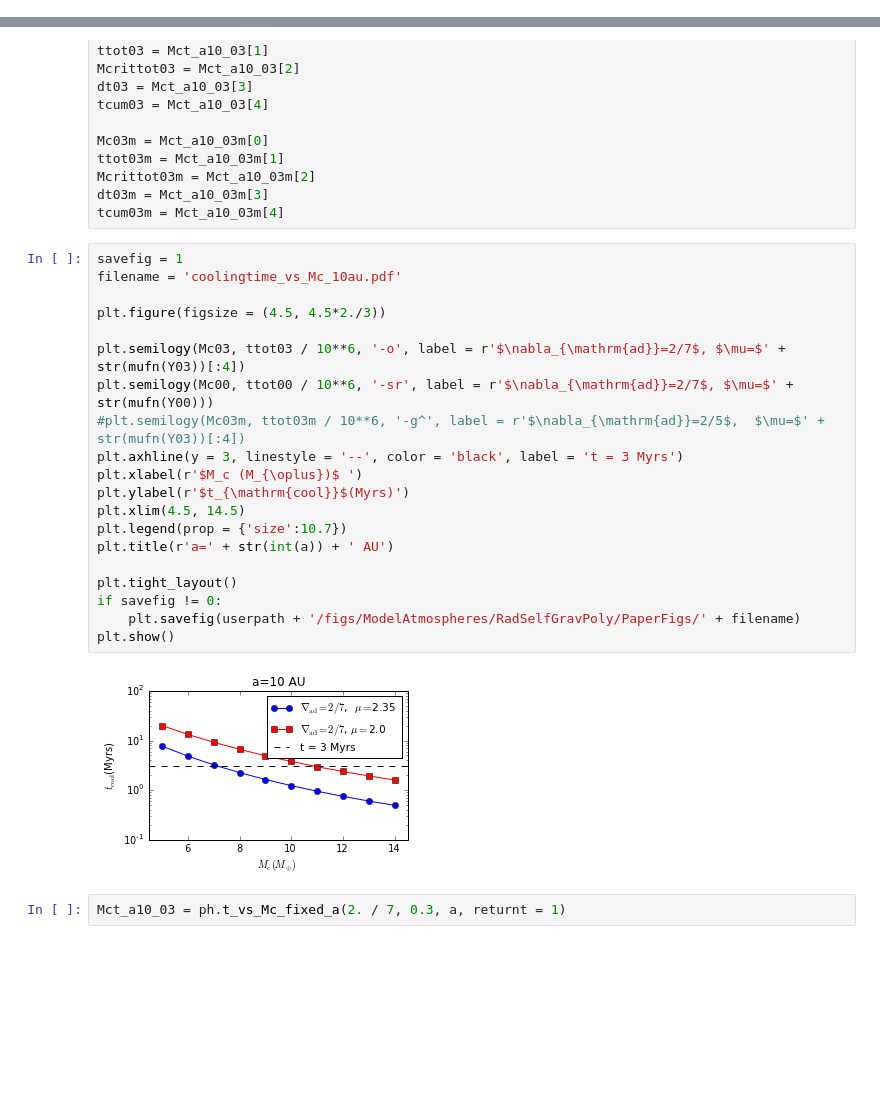
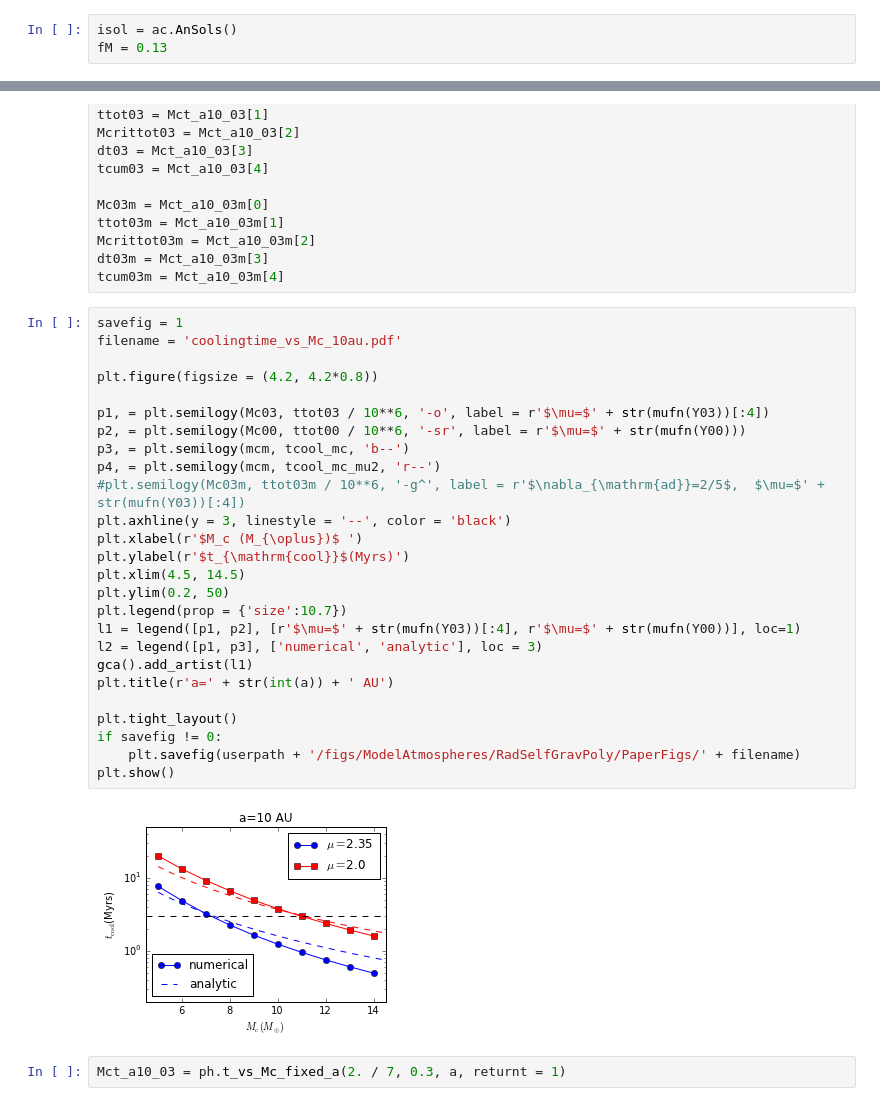
Before and after one commit to apiso/core_accretion, a Jupyter notebook: python/RadSGPoly/cooling_fixed_disklife.ipynb, the cells around one changed output, grey strips where cells are left out. Saved outputs shown, nothing was run; the diff lists cells and outputs as text; blank space fills up the shorter version.

Commit message:
added new paper figs
- taller figs, removed delad info
- added analytic curves

```diff
--- a/python/RadSGPoly/cooling_fixed_disklife.ipynb
+++ b/python/RadSGPoly/cooling_fixed_disklife.ipynb
@@ -16,3 +19,6 @@ import matplotlib.cm as cm
 reload(ph)
 # %% [output]
 <module 'RadSGPoly.plot_helper' from 'RadSGPoly/plot_helper.pyc'>
+# %%
+isol = ac.AnSols()
+fM = 0.13
@@ -105,25 +160,31 @@ tcum03m = Mct_a10_03m[4]
 # %%
 savefig = 1
 filename = 'coolingtime_vs_Mc_10au.pdf'
 
-plt.figure(figsize = (4.5, 4.5*2./3))
+plt.figure(figsize = (4.2, 4.2*0.8))
 
-plt.semilogy(Mc03, ttot03 / 10**6, '-o', label = r'$\nabla_{\mathrm{ad}}=2/7$, $\mu=$' + str(mufn(Y03))[:4])
-plt.semilogy(Mc00, ttot00 / 10**6, '-sr', label = r'$\nabla_{\mathrm{ad}}=2/7$, $\mu=$' + str(mufn(Y00)))
+p1, = plt.semilogy(Mc03, ttot03 / 10**6, '-o', label = r'$\mu=$' + str(mufn(Y03))[:4])
+p2, = plt.semilogy(Mc00, ttot00 / 10**6, '-sr', label = r'$\mu=$' + str(mufn(Y00)))
+p3, = plt.semilogy(mcm, tcool_mc, 'b--')
+p4, = plt.semilogy(mcm, tcool_mc_mu2, 'r--')
 #plt.semilogy(Mc03m, ttot03m / 10**6, '-g^', label = r'$\nabla_{\mathrm{ad}}=2/5$,  $\mu=$' + str(mufn(Y03))[:4])
-plt.axhline(y = 3, linestyle = '--', color = 'black', label = 't = 3 Myrs')
+plt.axhline(y = 3, linestyle = '--', color = 'black')
 plt.xlabel(r'$M_c (M_{\oplus})$ ')
 plt.ylabel(r'$t_{\mathrm{cool}}$(Myrs)')
 plt.xlim(4.5, 14.5)
+plt.ylim(0.2, 50)
 plt.legend(prop = {'size':10.7})
+l1 = legend([p1, p2], [r'$\mu=$' + str(mufn(Y03))[:4], r'$\mu=$' + str(mufn(Y00))], loc=1)
+l2 = legend([p1, p3], ['numerical', 'analytic'], loc = 3)
+gca().add_artist(l1)
 plt.title(r'a=' + str(int(a)) + ' AU')
 
 plt.tight_layout()
 if savefig != 0:
     plt.savefig(userpath + '/figs/ModelAtmospheres/RadSelfGravPoly/PaperFigs/' + filename)
 plt.show()
 # %% [output]
-[figure, old version]
+[figure, new version]
 # %%
 Mct_a10_03 = ph.t_vs_Mc_fixed_a(2. / 7, 0.3, a, returnt = 1)
 # %%
```
Also changed, not shown: parts of 11 cells of this notebook, 15 other files.
